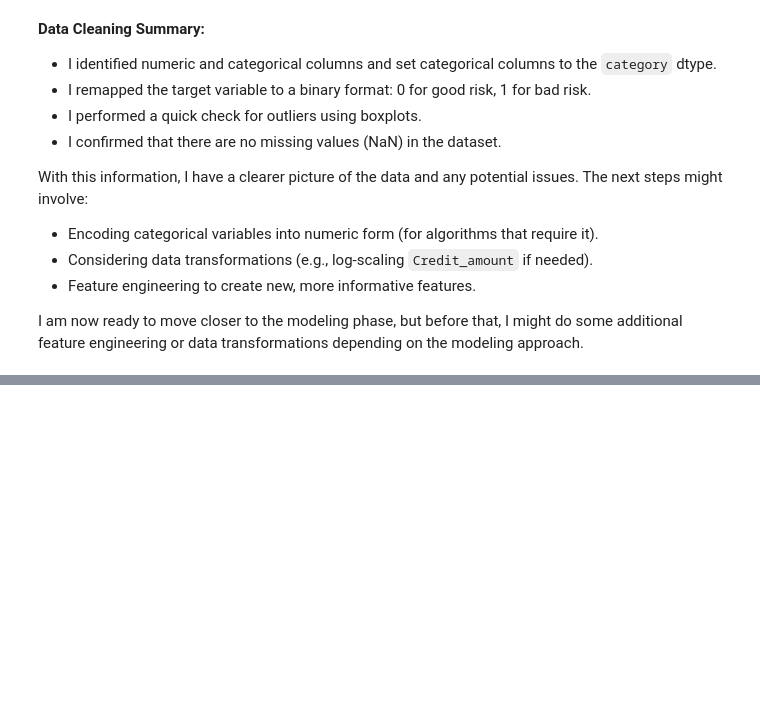
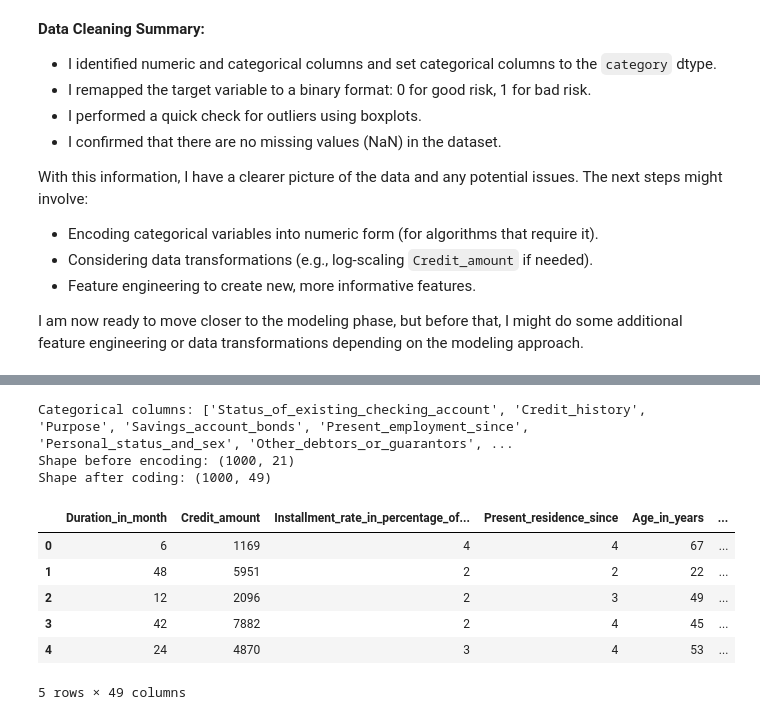
Before and after one commit to sebastian-gm/pd_predictive_modeling, a Jupyter notebook: notebooks/01_data_loading_and_exploration.ipynb, the cells around one changed output, grey strips where cells are left out. Cells and saved outputs as stored; diff of their text form; code cells hidden in the pictures; blank space fills up the shorter version.

Commit message:
Add one-hot encoding for categorical features and train/test split

```diff
--- a/notebooks/01_data_loading_and_exploration.ipynb
+++ b/notebooks/01_data_loading_and_exploration.ipynb
@@ -401,0 +409,24 @@ I am now ready to move closer to the modeling phase, but before that, I might do
+# %%
+# Before encoding, let's remember the categorical columns:
+print("Categorical columns:", categorical_cols)
+
+# I'll create a new DataFrame with encoded categorical variables.
+# pd.get_dummies() automatically handles categorical columns and creates new binary columns.
+df_encoded = pd.get_dummies(df, columns=categorical_cols, drop_first=True)
+
+print("Shape before encoding:", df.shape)
+print("Shape after coding:", df_encoded.shape)
+
+# Check the first few rows of the encoded DataFrame
+df_encoded.head()
+# %% [output]
+Categorical columns: ['Status_of_existing_checking_account', 'Credit_history', 'Purpose', 'Savings_account_bonds', 'Present_employment_since', 'Personal_status_and_sex', 'Other_debtors_or_guarantors', ...
+Shape before encoding: (1000, 21)
+Shape after coding: (1000, 49)
+|  | Duration_in_month | Credit_amount | Installment_rate_in_percentage_of... | Present_residence_since | Age_in_years | ... |
+| 0 | 6 | 1169 | 4 | 4 | 67 | ... |
+| 1 | 48 | 5951 | 2 | 2 | 22 | ... |
+| 2 | 12 | 2096 | 2 | 3 | 49 | ... |
+| 3 | 42 | 7882 | 2 | 4 | 45 | ... |
+| 4 | 24 | 4870 | 3 | 4 | 53 | ... |
+5 rows × 49 columns
```
Also changed, not shown: parts of 4 cells of this notebook.
